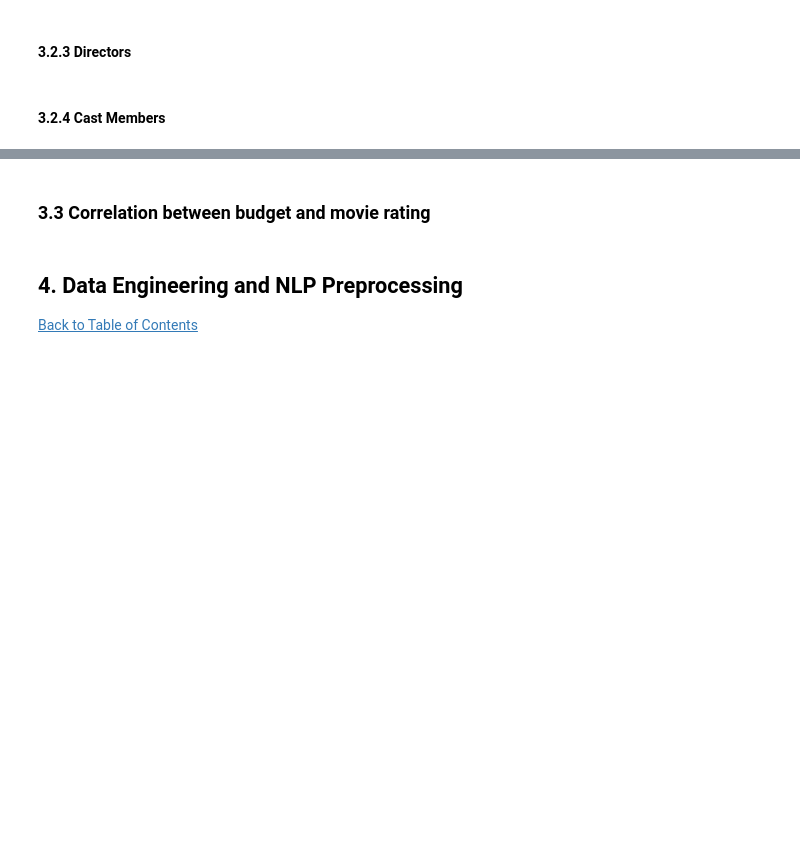
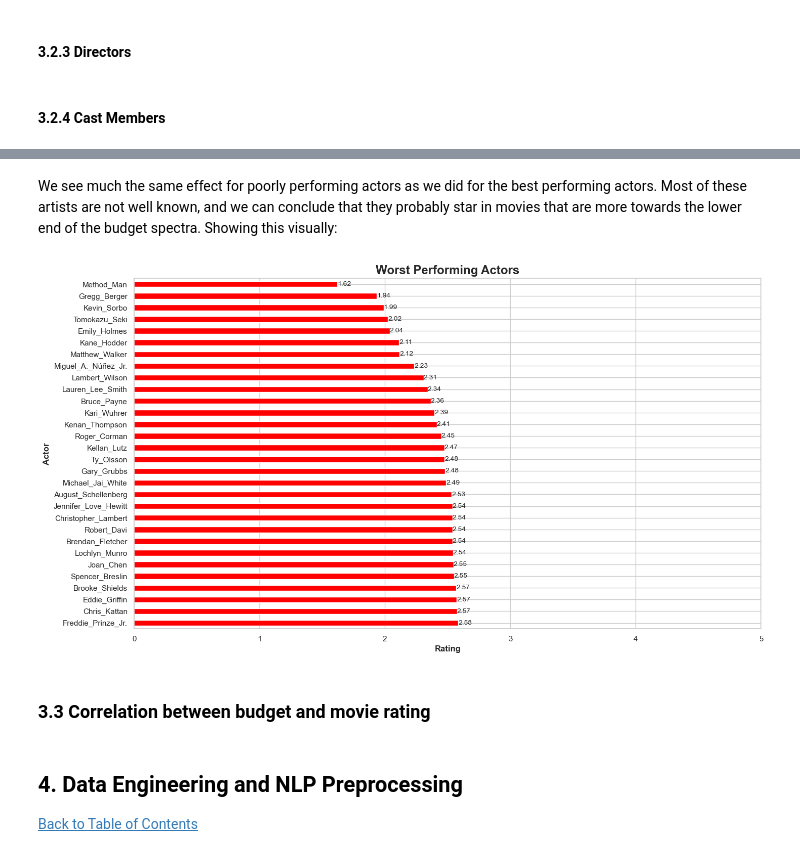
Before and after one commit to Kabous0017/Unsupervised-Learning-Team-NM4-VersionControl, a Jupyter notebook: FinalNotebook_Team_NM4.ipynb, the cells around one changed output, grey strips where cells are left out. Drawn from its saved outputs; the diff is of its cells as text; code cells hidden in the pictures; blank space fills up the shorter version.

```diff
--- a/FinalNotebook_Team_NM4.ipynb
+++ b/FinalNotebook_Team_NM4.ipynb
@@ -433,0 +675,4 @@ Before we can start building accurate and cohesive models, it is of paramount im
+# %%
+# Investigate worst performing actors
+actor_ratings_to_plot = actor_ratings_df.sort_values("AverageActorRating", ascending=False).tail(30)
+actor_ratings_to_plot.head(30)
@@ -434,3 +697,15 @@ Before we can start building accurate and cohesive models, it is of paramount im
+# %% [markdown]
+We see much the same effect for poorly performing actors as we did for the best performing actors. Most of these artists are not well known, and we can conclude that they probably star in movies that are more towards the lower end of the budget spectra. Showing this visually:
+# %%
+# Plotting the lowest rated actors
+graph = actor_ratings_to_plot.plot(x="Actor", y="AverageActorRating", kind='barh',   figsize=(16,9), xlim=[0,5],  legend=False, color = "Red")
+graph.set_title("Worst Performing Actors", fontweight='bold', fontsize="x-large")
+graph.set_xlabel("Rating", fontweight='bold')
+graph.set_ylabel("Actor", fontweight='bold')
+for container in graph.containers:
+    graph.bar_label(container, fontsize="small", fmt="%.2f")
+# %% [output]
+[figure, added]
 # %% [markdown]
 ### 3.3 Correlation between budget and movie rating
 # %%
```
Also changed, not shown: parts of 30 cells of this notebook.
